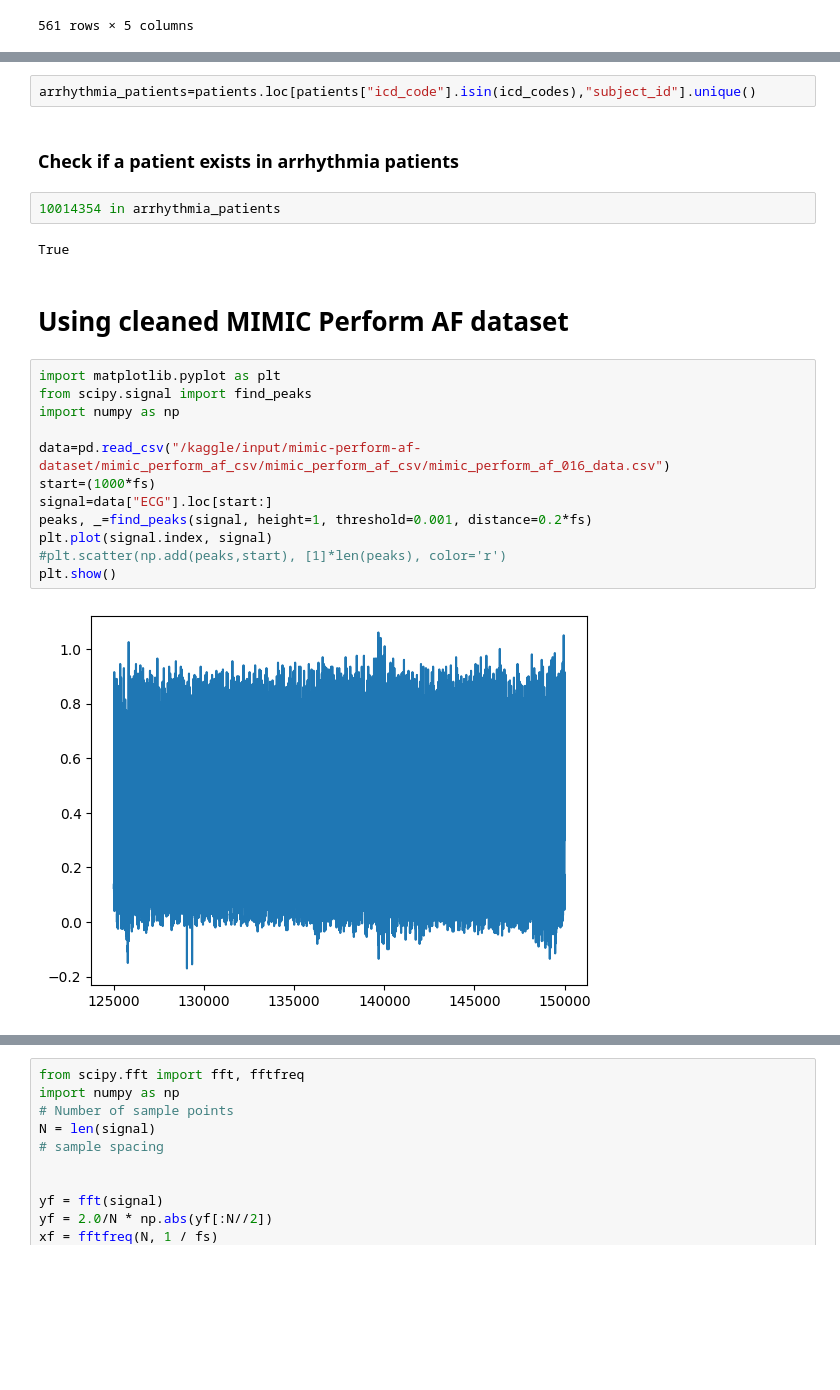
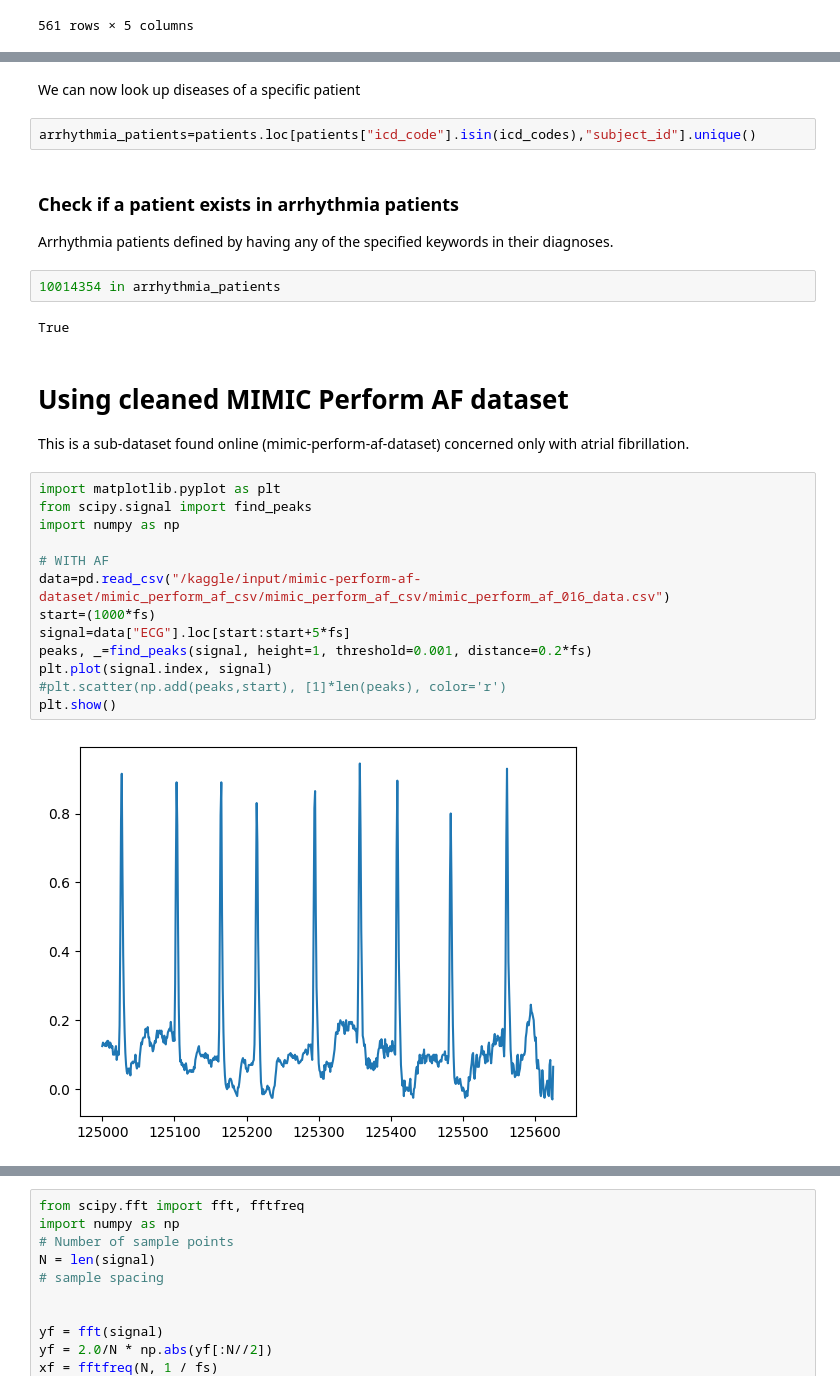
Before and after one commit to sarah-alabdulrazzak/RhythmGuard, a Jupyter notebook: MIMIC Analysis Test.ipynb, the cells around one changed output, grey strips where cells are left out. Drawn from its saved outputs; the diff is of its cells as text; blank space fills up the shorter version.

```diff
--- a/MIMIC Analysis Test.ipynb
+++ b/MIMIC Analysis Test.ipynb
@@ -96,30 +105,35 @@ array(['Disorientation, unspecified', 'Headache',
        'Presence of cardiac pacemaker', 'Palpitations',
        'Other specified soft tissue disorders', 'Obesity, unspecified',
        'Body mass index [BMI] 34.0-34.9, adult'], dtype=object)
+# %% [markdown]
+We can now look up diseases of a specific patient
 # %%
 arrhythmia_patients=patients.loc[patients["icd_code"].isin(icd_codes),"subject_id"].unique()
 # %% [markdown]
 ### Check if a patient exists in arrhythmia patients
+Arrhythmia patients defined by having any of the specified keywords in their diagnoses.
 # %%
 10014354 in arrhythmia_patients
 # %% [output]
 True
 # %% [markdown]
 # Using cleaned MIMIC Perform AF dataset
+This is a sub-dataset found online (mimic-perform-af-dataset) concerned only with atrial fibrillation.
 # %%
 import matplotlib.pyplot as plt
 from scipy.signal import find_peaks
 import numpy as np
 
+# WITH AF
 data=pd.read_csv("/kaggle/input/mimic-perform-af-dataset/mimic_perform_af_csv/mimic_perform_af_csv/mimic_perform_af_016_data.csv")
 start=(1000*fs)
-signal=data["ECG"].loc[start:]
+signal=data["ECG"].loc[start:start+5*fs]
 peaks, _=find_peaks(signal, height=1, threshold=0.001, distance=0.2*fs)
 plt.plot(signal.index, signal)
 #plt.scatter(np.add(peaks,start), [1]*len(peaks), color='r')
 plt.show()
 # %% [output]
-[figure, old version]
+[figure, new version]
 # %%
 plt.plot(data.index[start:start+(5*fs)+1],data["PPG"].loc[start:start+(5*fs)])
 # %% [output]
```
Also changed, not shown: parts of 12 cells of this notebook.
